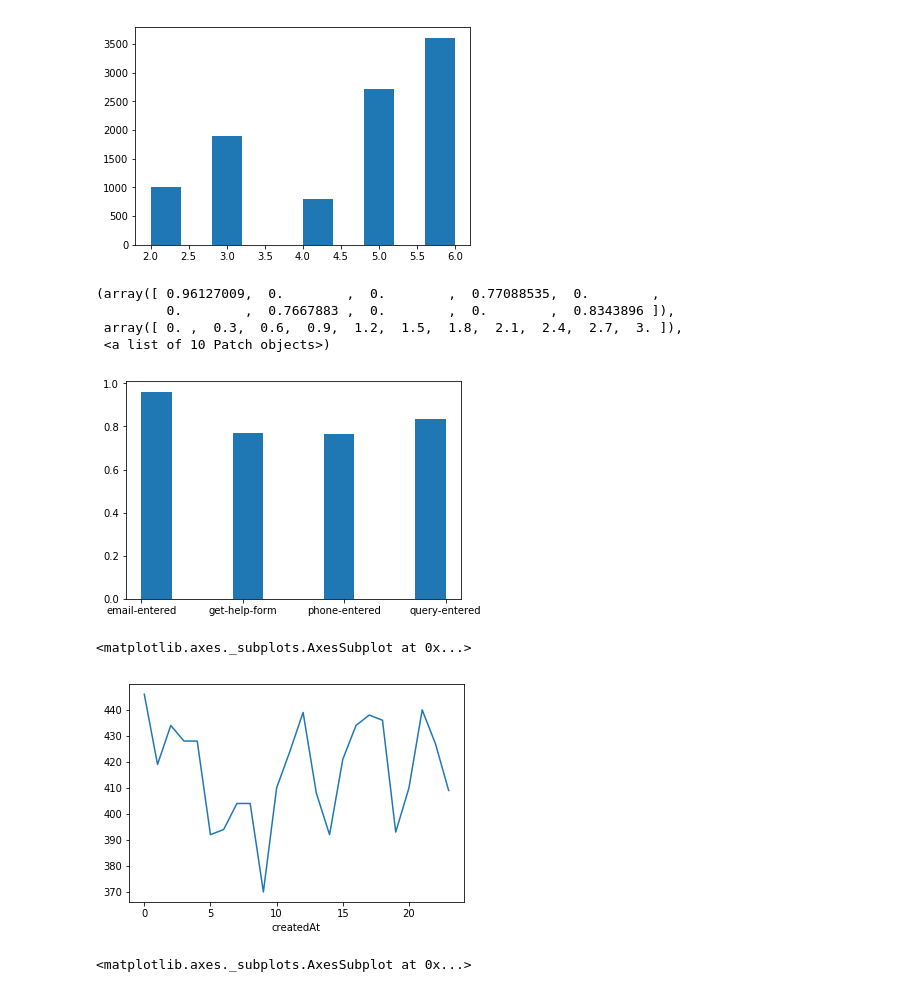
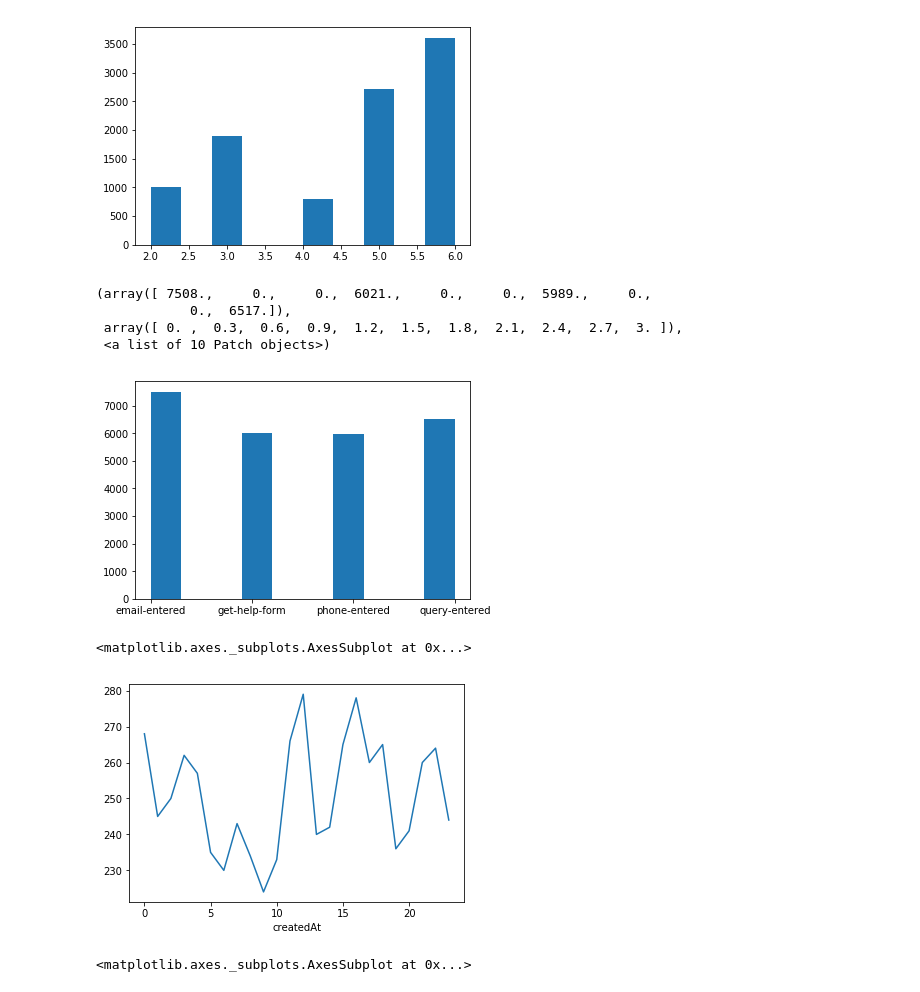
Before and after one commit to achrome/ux-data-gathering, a Jupyter notebook: ux-data-gathering.ipynb, the cells around one changed output. Saved outputs shown, nothing was run; the diff lists cells and outputs as text; code cells hidden in the pictures.

```diff
--- a/ux-data-gathering.ipynb
+++ b/ux-data-gathering.ipynb
@@ -35,20 +42,20 @@ plt.hist(df['customer'].value_counts())
 [figure]
 # %%
 df_events = df[(df['eventCategory'] == 'data-entry') | (df['eventCategory'] == 'form-submission')]
-plt.hist(df_events['eventName'], normed=True)
+plt.hist(df_events['eventName'])
 # %% [output]
-(array([ 0.96127009,  0.        ,  0.        ,  0.77088535,  0.        ,
-         0.        ,  0.7667883 ,  0.        ,  0.        ,  0.8343896 ]),
+(array([ 7508.,     0.,     0.,  6021.,     0.,     0.,  5989.,     0.,
+            0.,  6517.]),
  array([ 0. ,  0.3,  0.6,  0.9,  1.2,  1.5,  1.8,  2.1,  2.4,  2.7,  3. ]),
  <a list of 10 Patch objects>)
-[figure, old version]
+[figure, new version]
 # %%
-df_landing = df[df['eventName'] == 'page-loaded']
+df_landing = df[df['eventName'] == 'get-help-form']
 landing_idx = pd.DatetimeIndex(df_landing['createdAt'])
 df_landing.groupby([landing_idx.hour])['createdAt'].count().plot()
 # %% [output]
 <matplotlib.axes._subplots.AxesSubplot at 0x...>
-[figure, old version]
+[figure, new version]
 # %%
 df_landing.groupby([landing_idx.day])['createdAt'].count().plot()
 # %% [output]
```
Also changed, not shown: parts of 2 cells of this notebook, 1 other file.
